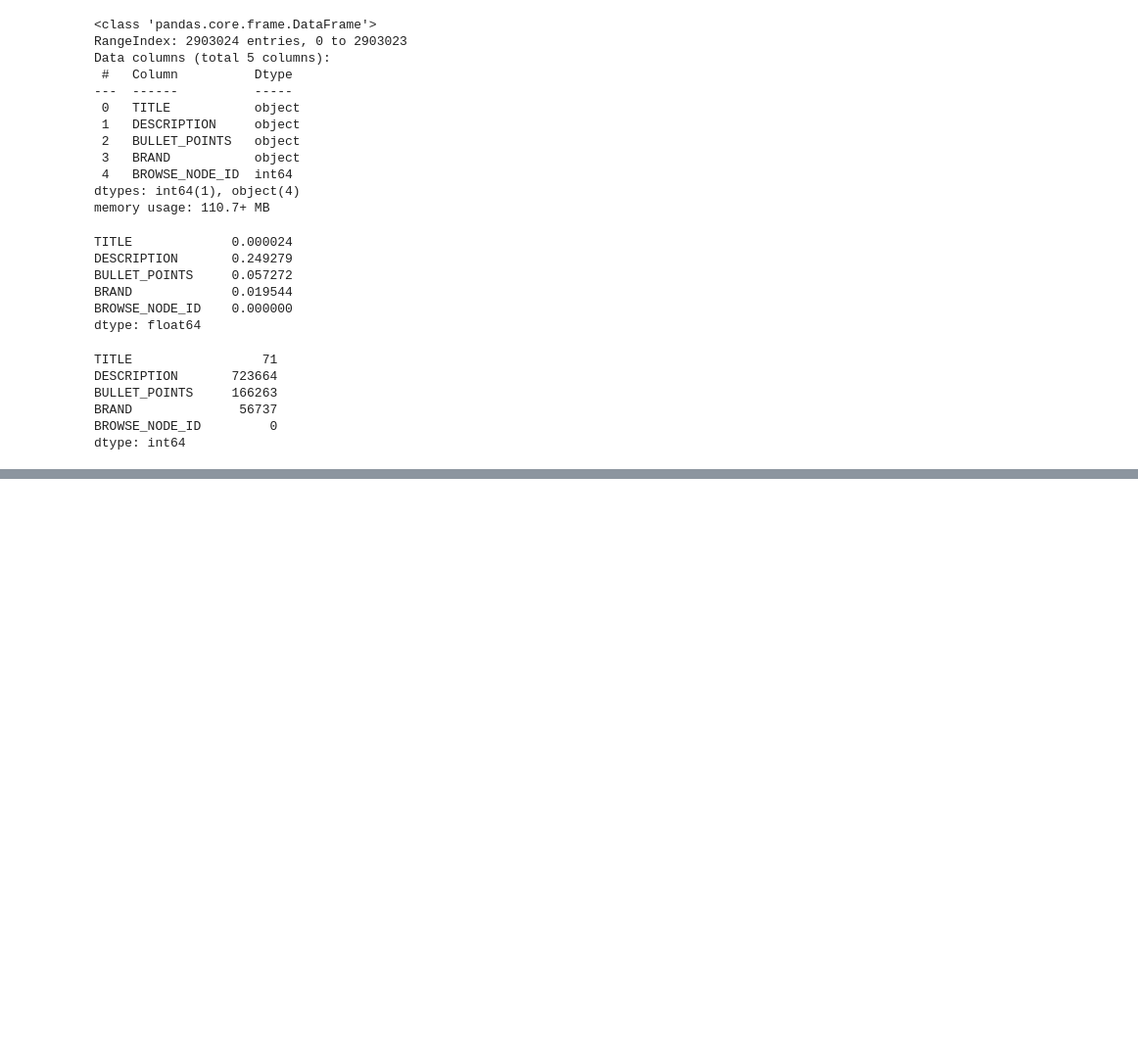
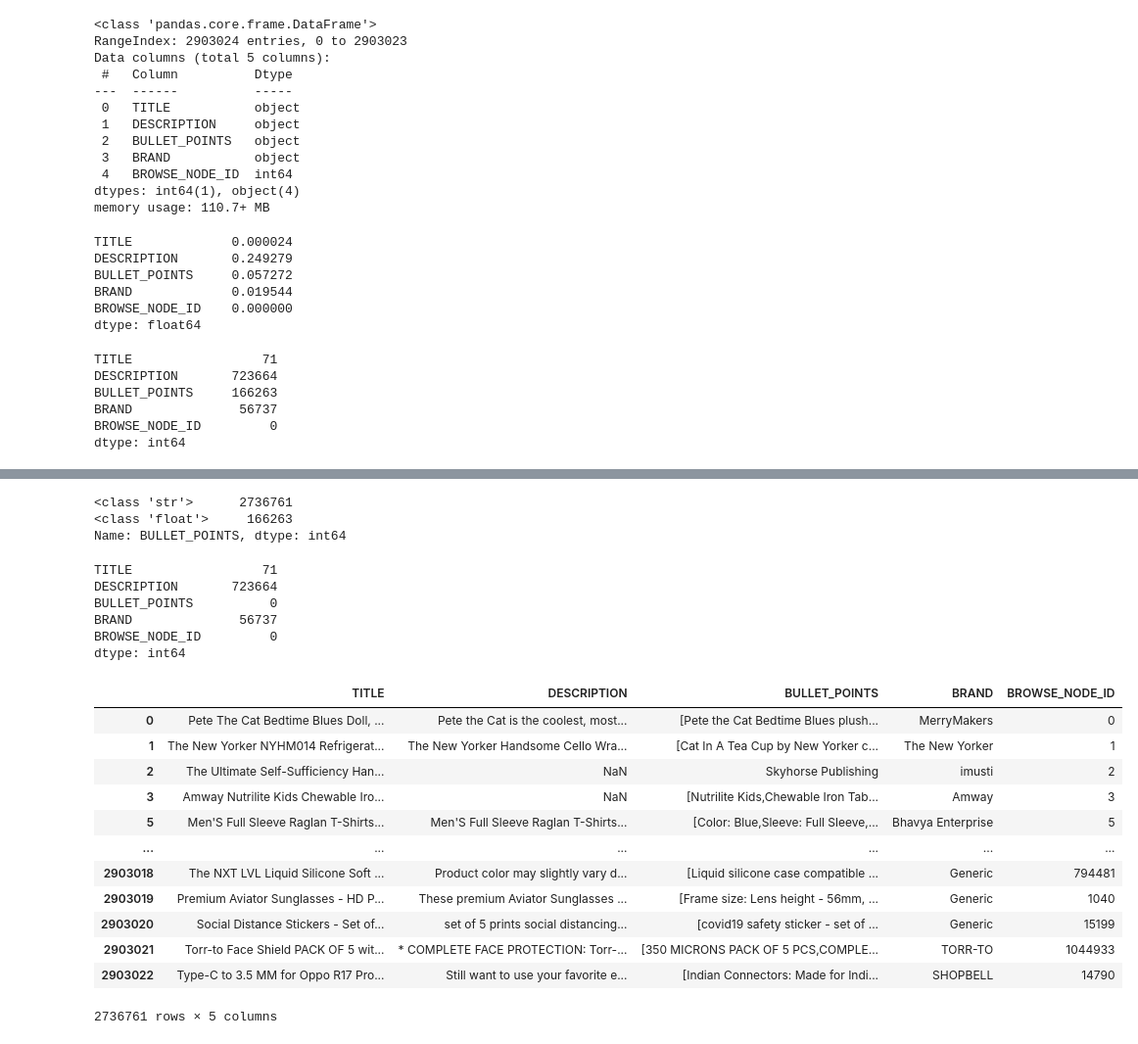
Before and after one commit to AyushBajpayee/Product-Browse-Node-Classfication, a Jupyter notebook: v1_train.ipynb, the cells around one changed output, grey strips where cells are left out. Shown at 98% size. Saved outputs shown, nothing was run; the diff lists cells and outputs as text; code cells hidden in the pictures; blank space fills up the shorter version.

```diff
--- a/v1_train.ipynb
+++ b/v1_train.ipynb
@@ -69,0 +123,35 @@ dataset['TITLE'][1]
+# %%
+dataset['BULLET_POINTS'].apply(type).value_counts()
+# %% [output]
+<class 'str'>      2736761
+<class 'float'>     166263
+Name: BULLET_POINTS, dtype: int64
+# %%
+dataset_onlyfloat = dataset.copy()
+# %%
+dataset_onlyfloat['BULLET_POINTS'].fillna(value = 'OTHERS', inplace=True)
+# %%
+dataset_onlyfloat.isna().sum()
+# %% [output]
+TITLE                 71
+DESCRIPTION       723664
+BULLET_POINTS          0
+BRAND              56737
+BROWSE_NODE_ID         0
+dtype: int64
+# %%
+dataset_onlyfloat[dataset_onlyfloat['BULLET_POINTS'].notna()]
+# %% [output]
+|  | TITLE | DESCRIPTION | BULLET_POINTS | BRAND | BROWSE_NODE_ID |
+| 0 | Pete The Cat Bedtime Blues Doll, ... | Pete the Cat is the coolest, most... | [Pete the Cat Bedtime Blues plush... | MerryMakers | 0 |
+| 1 | The New Yorker NYHM014 Refrigerat... | The New Yorker Handsome Cello Wra... | [Cat In A Tea Cup by New Yorker c... | The New Yorker | 1 |
+| 2 | The Ultimate Self-Sufficiency Han... | NaN | Skyhorse Publishing | imusti | 2 |
+| 3 | Amway Nutrilite Kids Chewable Iro... | NaN | [Nutrilite Kids,Chewable Iron Tab... | Amway | 3 |
+| 5 | Men'S Full Sleeve Raglan T-Shirts... | Men'S Full Sleeve Raglan T-Shirts... | [Color: Blue,Sleeve: Full Sleeve,... | Bhavya Enterprise | 5 |
+| ... | ... | ... | ... | ... | ... |
+| 2903018 | The NXT LVL Liquid Silicone Soft ... | Product color may slightly vary d... | [Liquid silicone case compatible ... | Generic | 794481 |
+| 2903019 | Premium Aviator Sunglasses - HD P... | These premium Aviator Sunglasses ... | [Frame size: Lens height - 56mm, ... | Generic | 1040 |
+| 2903020 | Social Distance Stickers - Set of... | set of 5 prints social distancing... | [covid19 safety sticker - set of ... | Generic | 15199 |
+| 2903021 | Torr-to Face Shield PACK OF 5 wit... | * COMPLETE FACE PROTECTION: Torr-... | [350 MICRONS PACK OF 5 PCS,COMPLE... | TORR-TO | 1044933 |
+| 2903022 | Type-C to 3.5 MM for Oppo R17 Pro... | Still want to use your favorite e... | [Indian Connectors: Made for Indi... | SHOPBELL | 14790 |
+2736761 rows × 5 columns
```
Also changed, not shown: parts of 27 cells of this notebook.
